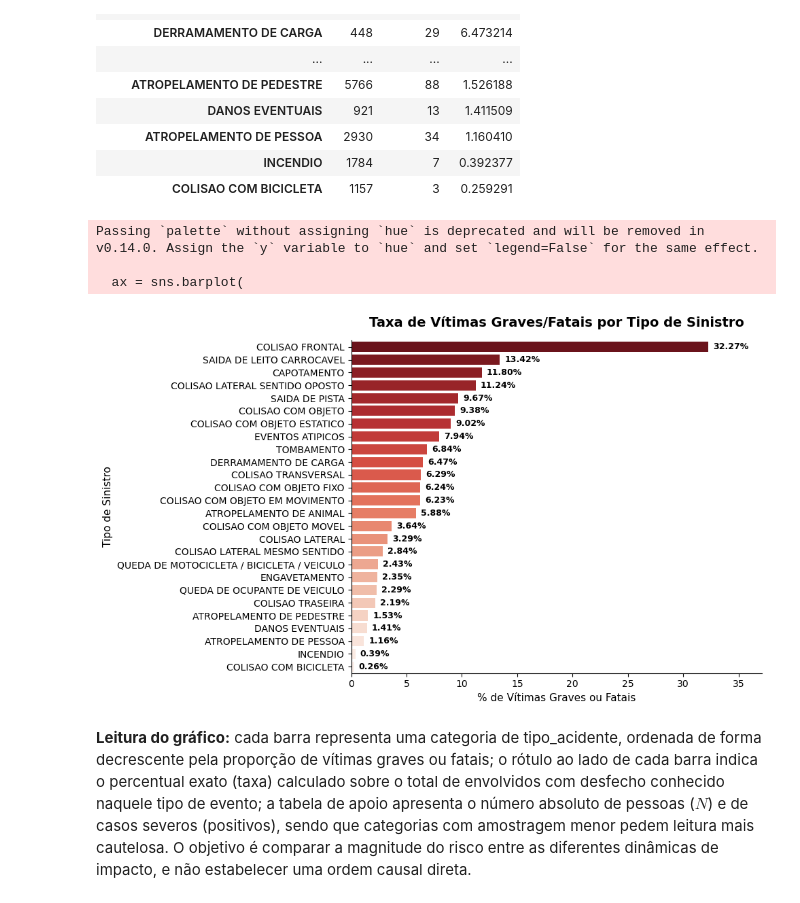
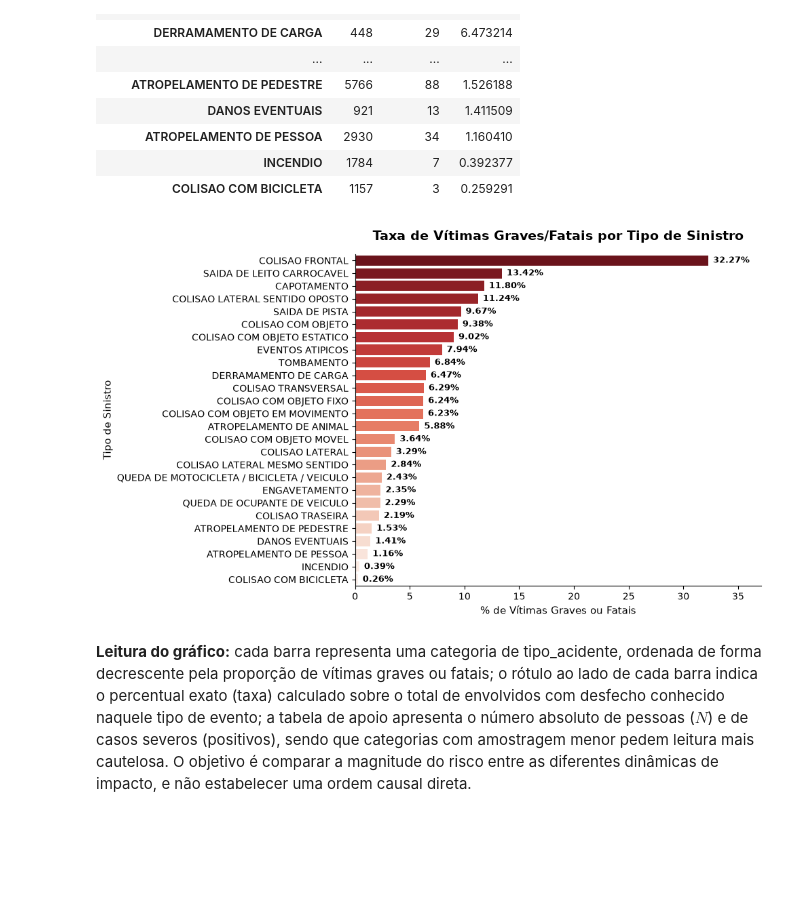
Before and after one commit to ju-caju/analise-seguranca-veicular-prf, a Jupyter notebook: notebooks/relatorio-final.ipynb, the cells around one changed output. Drawn from its saved outputs; the diff is of its cells as text; code cells hidden in the pictures; blank space fills up the shorter version.

```diff
--- a/notebooks/relatorio-final.ipynb
+++ b/notebooks/relatorio-final.ipynb
@@ -224,20 +224,3 @@ RURAL     297358
 URBANO    266793
 NaN            3
 Name: count, dtype: int64
-# %%
-MAPA_CONDICAO_METEREOLOGICA = {
-    "IGNORADO": "IGNORADO",
-    "IGNORADA": "IGNORADO",
-    "CEU CLARO": "CEU CLARO",
-    "SOL": "SOL",
-    "NUBLADO": "NUBLADO",
-    "CHUVA": "CHUVA",
-    "GAROA/CHUVISCO": "GAROA/CHUVISCO",
-    "NEVOEIRO/NEBLINA": "NEVOEIRO/NEBLINA",
-    "VENTO": "VENTO",
-    "GRANIZO": "GRANIZO",
-    "NEVE" : "NEVE"
-}
-
-df["condicao_metereologica"] = df["condicao_metereologica"].apply(limpar_texto).map(MAPA_CONDICAO_METEREOLOGICA)
-df["condicao_metereologica"].value_counts()
@@ -439,35 +496,34 @@ taxa_tipo_acidente
 # %%
 plt.figure(figsize=(10, 6))
 
 ax = sns.barplot(
     data=taxa_tipo_acidente.reset_index(),
     x="taxa",
     y="tipo_acidente",
-    palette="Reds_r"
+    hue="tipo_acidente",
+    palette="Reds_r",
+    legend=False
 )
 
 for p in ax.patches:
     width = p.get_width()
     ax.annotate(
         f'{width:.2f}%',
         (width, p.get_y() + p.get_height() / 2.),
         ha='left', va='center',
         xytext=(5, 0), textcoords='offset points',
         fontsize=9, fontweight='bold', color='black'
     )
 
 plt.title("Taxa de Vítimas Graves/Fatais por Tipo de Sinistro", fontsize=14, fontweight='bold', pad=15)
 plt.xlabel("% de Vítimas Graves ou Fatais", fontsize=11)
 plt.ylabel("Tipo de Sinistro", fontsize=11)
 plt.xlim(0, max(taxa_tipo_acidente['taxa']) * 1.15)
 sns.despine()
 plt.tight_layout()
 plt.show()
 # %% [output]
-Passing `palette` without assigning `hue` is deprecated and will be removed in v0.14.0. Assign the `y` variable to `hue` and set `legend=False` for the same effect.
-
-  ax = sns.barplot(
-[figure, old version]
+[figure, new version]
 # %% [markdown]
 **Leitura do gráfico:** cada barra representa uma categoria de tipo_acidente, ordenada de forma decrescente pela proporção de vítimas graves ou fatais; o rótulo ao lado de cada barra indica o percentual exato (taxa) calculado sobre o total de envolvidos com desfecho conhecido naquele tipo de evento; a tabela de apoio apresenta o número absoluto de pessoas ($N$) e de casos severos (positivos), sendo que categorias com amostragem menor pedem leitura mais cautelosa. O objetivo é comparar a magnitude do risco entre as diferentes dinâmicas de impacto, e não estabelecer uma ordem causal direta.
 # %% [markdown]
```
Also changed, not shown: parts of 25 cells of this notebook, 1 other file.
